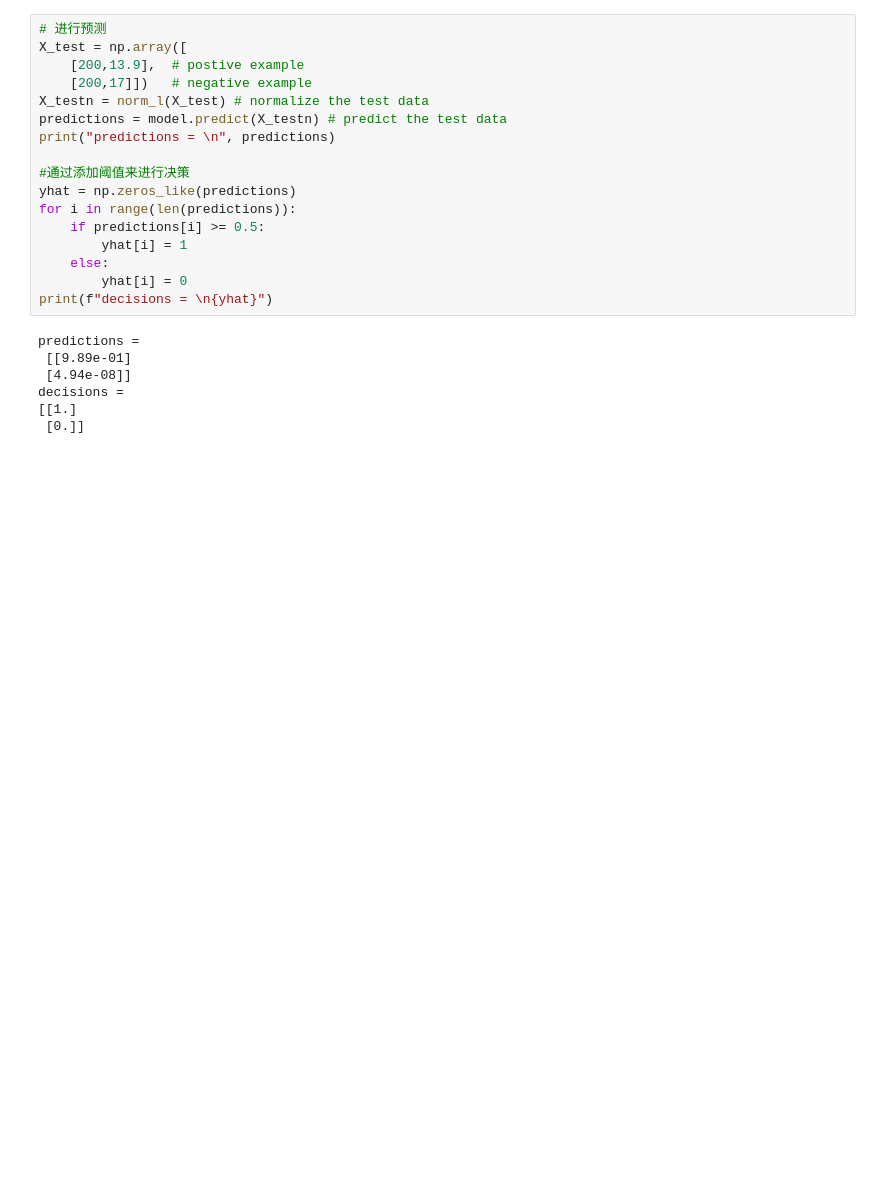
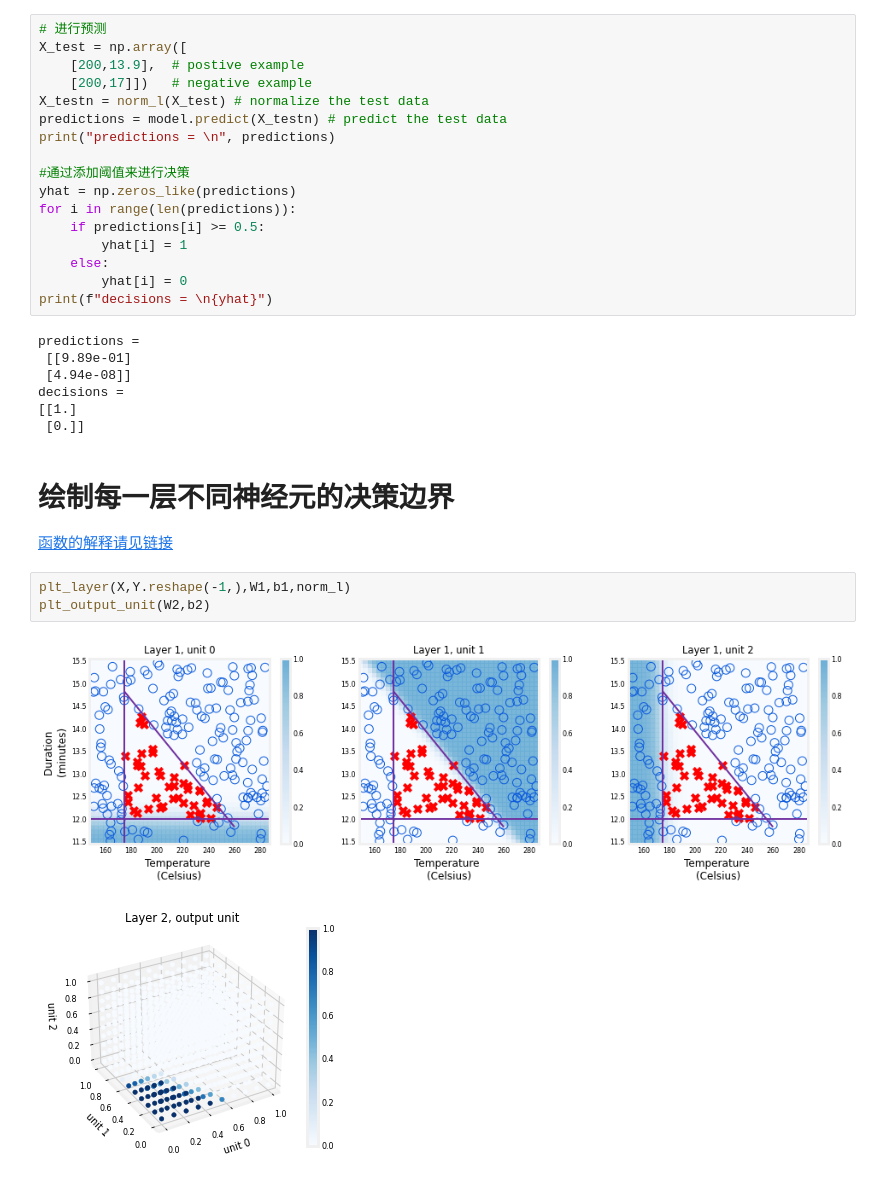
Before and after one commit to KwanWaiPang/draw_figure, a Jupyter notebook: 3.Neural Network/基于tensorflow实现基于NN的咖啡烘焙.ipynb, the cells around one changed output. Cells and saved outputs as stored; diff of their text form; blank space fills up the shorter version.

```diff
--- a/3.Neural Network/基于tensorflow实现基于NN的咖啡烘焙.ipynb
+++ b/3.Neural Network/基于tensorflow实现基于NN的咖啡烘焙.ipynb
@@ -182,3 +182,12 @@ predictions =
 decisions =
 [[1.]
  [0.]]
+# %% [markdown]
+# 绘制每一层不同神经元的决策边界
+[函数的解释请见链接](https://github.com/kaieye/2022-Machine-Learning-Specialization/blob/main/Advanced%20Learning%20Algorithms/week1/5.TensorFlow%20implementation/C2_W1_Lab02_CoffeeRoasting_TF.ipynb)
+# %%
+plt_layer(X,Y.reshape(-1,),W1,b1,norm_l)
+plt_output_unit(W2,b2)
+# %% [output]
+[figure, added]
+[figure, added]
```
Also changed, not shown: parts of 1 cell of this notebook.
